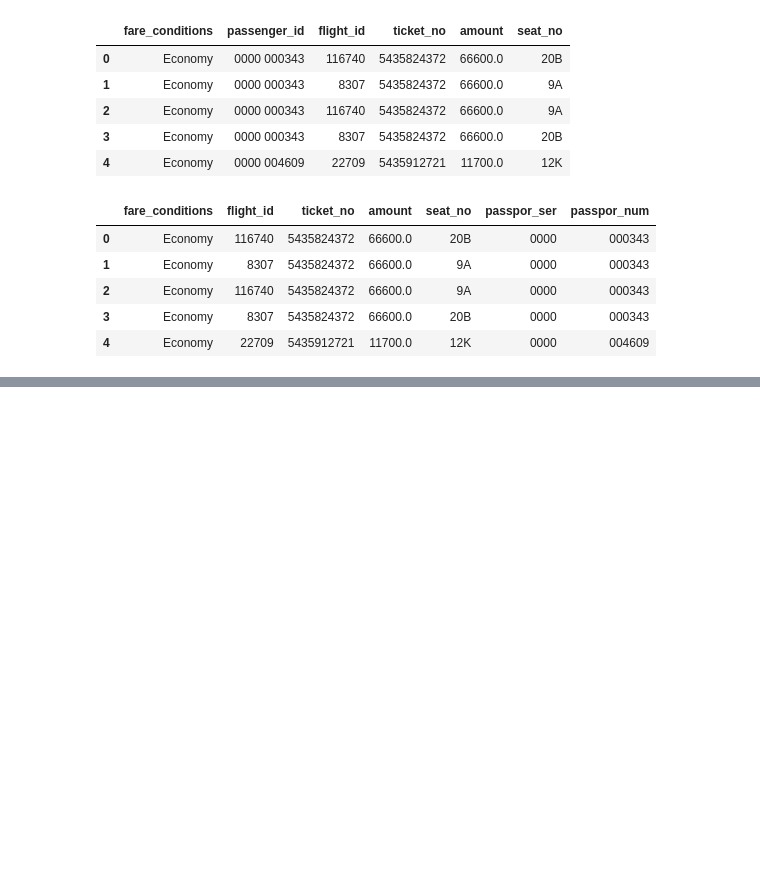
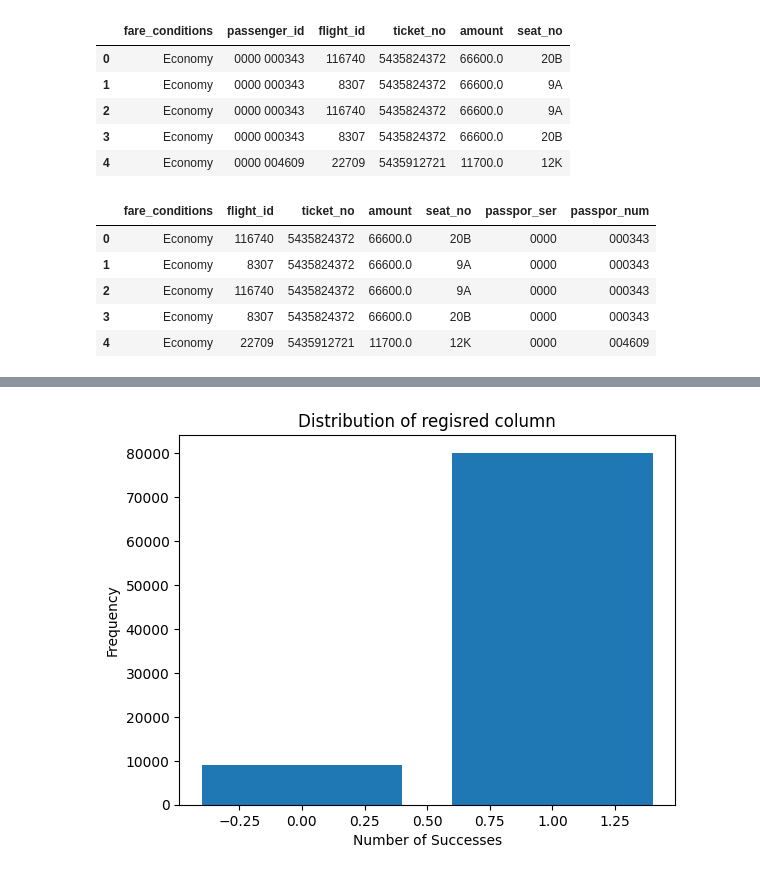
Before and after one commit to IvanSvyatykh/SemestrDatabaseWork, a Jupyter notebook: notebooks/refactor_tickets.ipynb, the cells around one changed output, grey strips where cells are left out. Drawn from its saved outputs; the diff is of its cells as text; code cells hidden in the pictures; blank space fills up the shorter version.

```diff
--- a/notebooks/refactor_tickets.ipynb
+++ b/notebooks/refactor_tickets.ipynb
@@ -38,0 +55,8 @@ tickets_data["fare_conditions"] = tickets_data["fare_conditions"].apply(
+# %%
+plt.hist(is_registred_distrb, bins=range(1 + 2), align="left", rwidth=0.8)
+plt.xlabel("Number of Successes")
+plt.ylabel("Frequency")
+plt.title("Distribution of regisred column")
+plt.show()
+# %% [output]
+[figure, added]
```
Also changed, not shown: parts of 4 cells of this notebook, 9 other files.
